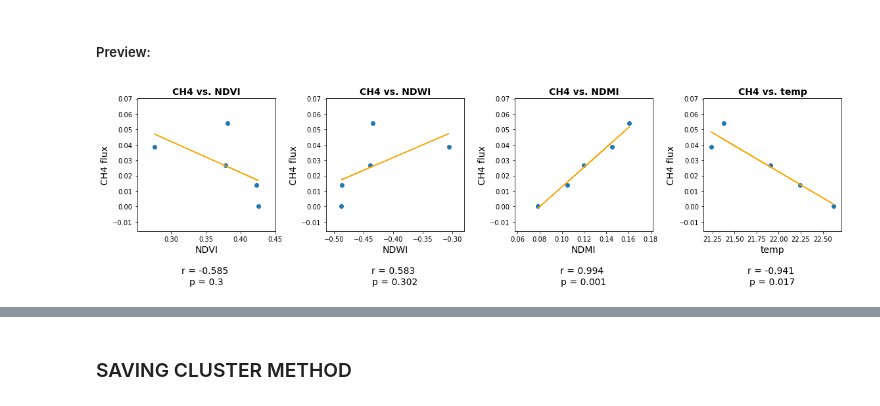
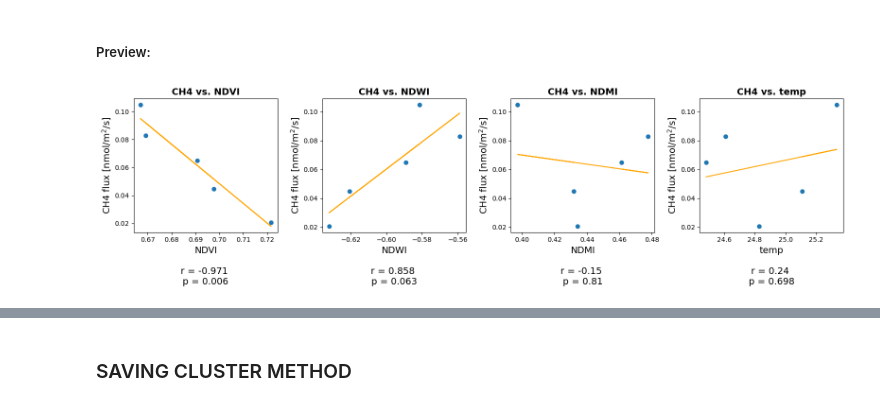
Before and after one commit to dng55/Clustered_Methane_Hotspot_Detection, a Jupyter notebook: Methane hotspot (Manitoba) - Clustering.ipynb, the cells around one changed output, grey strips where cells are left out. Drawn from its saved outputs; the diff is of its cells as text; code cells hidden in the pictures.

```diff
--- a/Methane hotspot (Manitoba) - Clustering.ipynb
+++ b/Methane hotspot (Manitoba) - Clustering.ipynb
@@ -351,9 +399,13 @@ collapsed_ffp = []
 
 # List of desired measurements.
 # FARF_list = ['202207001-202207031_L8=20220717','202207015-202208015_L8=20220802','202208001-202208031_L8=20220818']
-FARF_list = ['Young_FFP=202105027-202106029_L8=20210527',
+FARF_list = ['Young_FFP=202205010-202206010_L8=20220523',
+             'Young_FFP=202105027-202106029_L8=20210527',
              'Young_FFP=202106007-202106021_L8=20210612',
              'Young_FFP=202107020-202108020_L8=20210808']
+# FARF_list = ['Young_FFP=202105027-202106029_L8=20210527',
+#              'Young_FFP=202205010-202206010_L8=20220523',
+#              'Young_FFP=202106007-202106021_L8=20210612']
 for this_FARF in FARF_list:
     os.chdir(dataPath)
     with open(f'{this_FARF}.p', 'rb') as fp:
@@ -417,30 +472,3 @@ AttributeError: module 'scipy.stats' has no attribute 'permutation_test'
-# %%
-# Multi-observation subplot - SPEARMAN OR PEARSON. Comment at ln17
-from scipy import stats
-indices = ['NDWI','NDMI','NDVI','temp']
-plt.figure(figsize=(15,3*len(FARF_list)))
-counter = 1
-for ii in range(len(collected_regression['period'])):
-    for kk,idx in enumerate(indices):
-        plt.subplot(len(FARF_list),4,counter)
-        plt.scatter(collected_regression['landsat'][ii][idx],collected_regression['ffp'][ii])
-        m, b = np.polyfit(collected_regression['landsat'][ii][idx],collected_regression['ffp'][ii],1)
-        yfit = m*np.array(collected_regression['landsat'][ii][idx])+b
-        plt.plot(collected_regression['landsat'][ii][idx],yfit,'orange')
-        plt.ylabel('CH4 flux',fontsize = 14)
-        plt.xlabel(idx,fontsize = 14)
-        plt.title(f"{idx}: {collected_regression['period'][ii][-8:-4]}-{collected_regression['period'][ii][-4:-2]}-{collected_regression['period'][ii][-2:]}",fontweight = 'bold',fontsize = 16)
-
-        r_val, p_val = stats.spearmanr(collected_regression['landsat'][ii][idx],collected_regression['ffp'][ii])
-        corr = f'r: {r_val} \np = {p_val}'
-
-        plt.text(max(collected_regression['landsat'][ii][idx]),max(collected_regression['ffp'][ii])+0.005,corr,ha='right',fontsize = 14)
-        counter += 1
-
-plt.tight_layout()
-
-# plt.savefig('Correlation.png')
-# os.chdir(rootPath)
 # %%
 # Compiled Regression
 
@@ -502,22 +533,22 @@ NameError: name 'keyboard' is not defined
 # %%
 # Figure 1: clustered regression
 saved_indices = ['NDVI','NDWI','NDMI','temp']
 fig1 = plt.figure(figsize = (len(saved_indices)*4,4.5))
 for idx,key in enumerate(saved_indices):
     plt.subplot(1,len(saved_indices),idx+1)
     plt.scatter(mean_clustered_landsat[key],mean_clustered_ffp)
     plt.title(f'CH4 vs. {key}',fontweight='bold',fontsize=14)
     m, b = np.polyfit(mean_clustered_landsat[key],mean_clustered_ffp,1)
     yfit = m*np.array(mean_clustered_landsat[key])+b
     plt.plot(mean_clustered_landsat[key],yfit,'orange')
     r_val, p_val = stats.pearsonr(mean_clustered_landsat[key],mean_clustered_ffp)
     corr = f'r = {np.round(r_val,3)} \np = {np.round(p_val,3)}'
 
-    plt.ylabel('CH4 flux',fontsize=14)
+    plt.ylabel('CH4 flux [nmol/m$^2$/s]',fontsize=14)
     plt.xlabel(f'{key}\n\n{corr}',fontsize=14)
 fig1.tight_layout()
 # %% [output]
-[figure, old version]
+[figure, new version]
 # %%
 # Figure 2: Cluster plot
 n_clusters = 5
```
Also changed, not shown: parts of 21 cells of this notebook, 1 other file.
